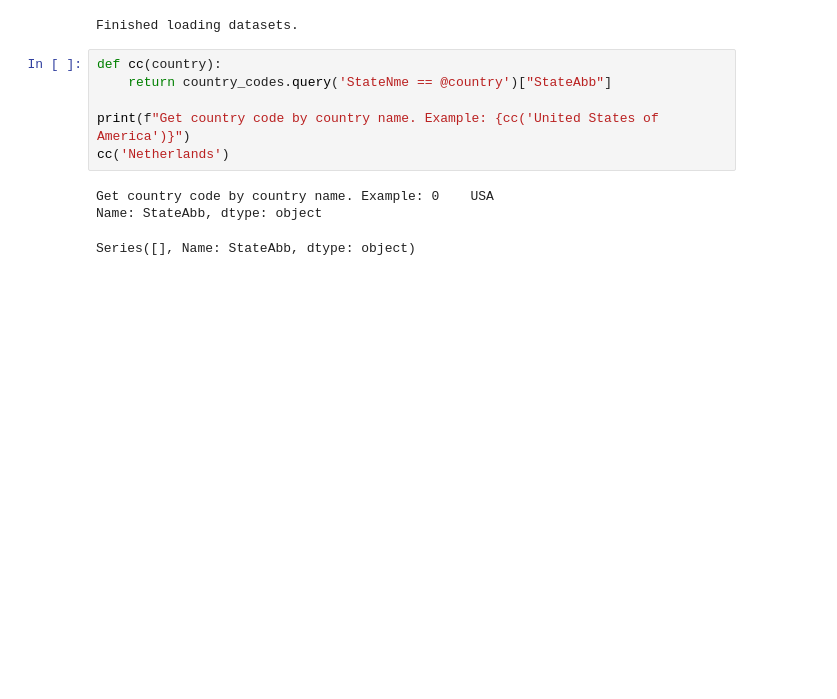
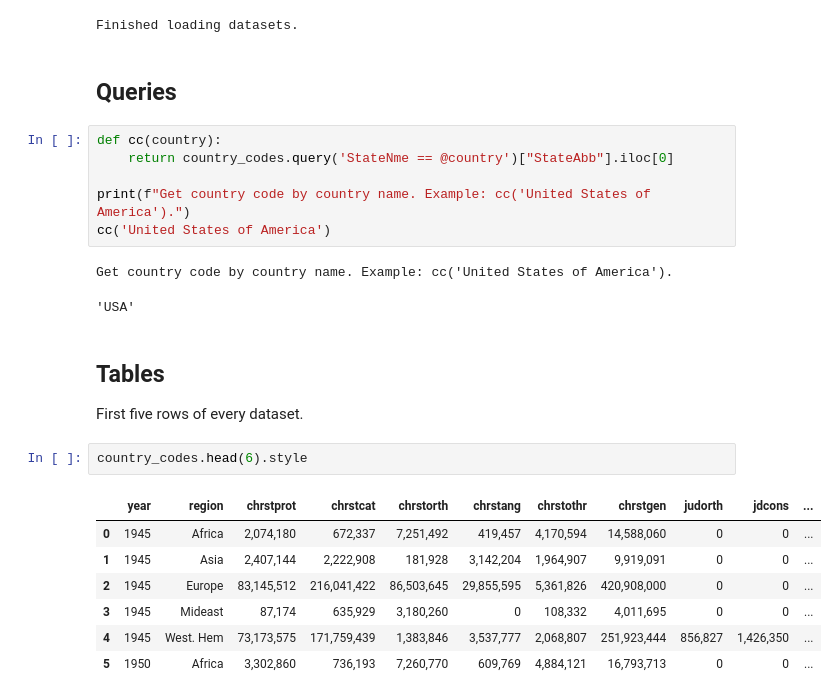
Before and after one commit to saberzero1/world-religion-data-visualization, a Jupyter notebook: index.ipynb, the cells around one changed output. Saved outputs shown, nothing was run; the diff lists cells and outputs as text; blank space fills up the shorter version.

Commit message:
Added tables.

```diff
--- a/index.ipynb
+++ b/index.ipynb
@@ -14,13 +14,28 @@ regional_stats = pd.read_csv("datasets/WRP-regional-data.csv")
 print("Finished loading datasets.")
 # %% [output]
 Finished loading datasets.
+# %% [markdown]
+## Queries
 # %%
 def cc(country):
-    return country_codes.query('StateNme == @country')["StateAbb"]
+    return country_codes.query('StateNme == @country')["StateAbb"].iloc[0]
 
-print(f"Get country code by country name. Example: {cc('United States of America')}")
-cc('Netherlands')
+print(f"Get country code by country name. Example: cc('United States of America').")
+cc('United States of America')
 # %% [output]
-Get country code by country name. Example: 0    USA
-Name: StateAbb, dtype: object
+Get country code by country name. Example: cc('United States of America').
-Series([], Name: StateAbb, dtype: object)
+'USA'
+# %% [markdown]
+## Tables
+
+First five rows of every dataset.
+# %%
+country_codes.head(6).style
+# %% [output]
+|  | year | region | chrstprot | chrstcat | chrstorth | chrstang | chrstothr | chrstgen | judorth | jdcons | ... |
+| 0 | 1945 | Africa | 2,074,180 | 672,337 | 7,251,492 | 419,457 | 4,170,594 | 14,588,060 | 0 | 0 | ... |
+| 1 | 1945 | Asia | 2,407,144 | 2,222,908 | 181,928 | 3,142,204 | 1,964,907 | 9,919,091 | 0 | 0 | ... |
+| 2 | 1945 | Europe | 83,145,512 | 216,041,422 | 86,503,645 | 29,855,595 | 5,361,826 | 420,908,000 | 0 | 0 | ... |
+| 3 | 1945 | Mideast | 87,174 | 635,929 | 3,180,260 | 0 | 108,332 | 4,011,695 | 0 | 0 | ... |
+| 4 | 1945 | West. Hem | 73,173,575 | 171,759,439 | 1,383,846 | 3,537,777 | 2,068,807 | 251,923,444 | 856,827 | 1,426,350 | ... |
+| 5 | 1950 | Africa | 3,302,860 | 736,193 | 7,260,770 | 609,769 | 4,884,121 | 16,793,713 | 0 | 0 | ... |
```
Also changed, not shown: parts of 3 cells of this notebook.
